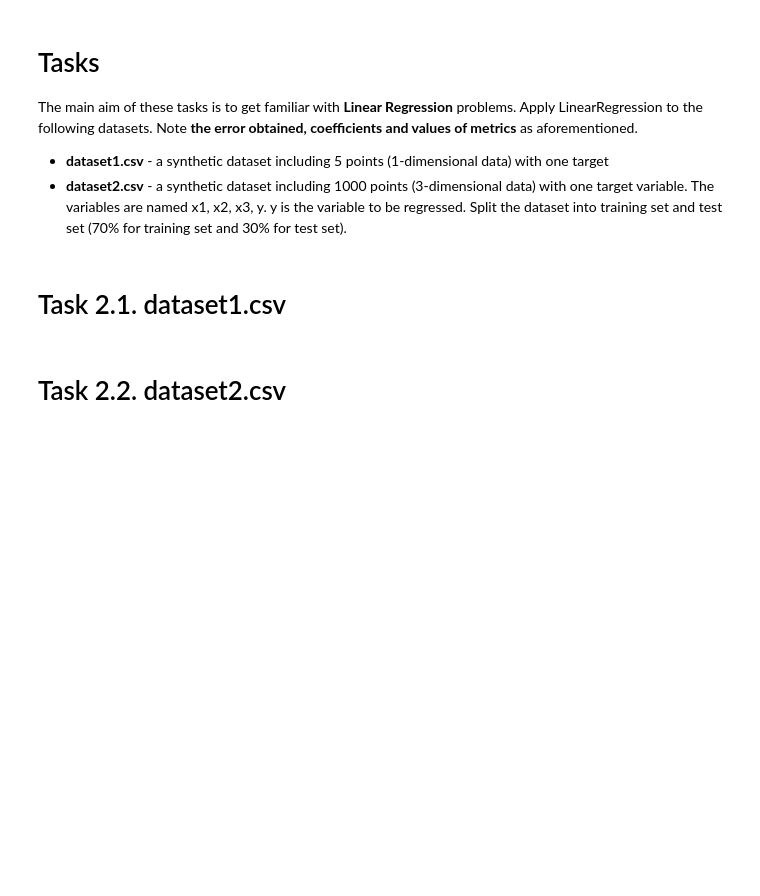
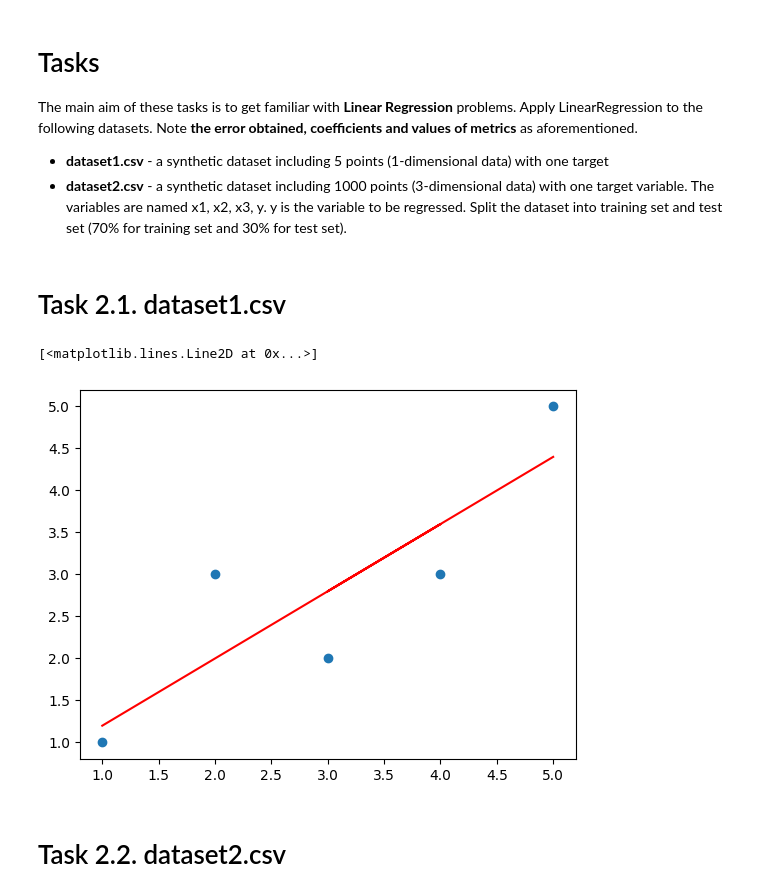
Before and after one commit to PhamTienLoc/Lab_ML, a Jupyter notebook: Lab_3_21130429_PhamTienLoc.ipynb, the cells around one changed output. Drawn from its saved outputs; the diff is of its cells as text; code cells hidden in the pictures; blank space fills up the shorter version.

```diff
--- a/Lab_3_21130429_PhamTienLoc.ipynb
+++ b/Lab_3_21130429_PhamTienLoc.ipynb
@@ -103,2 +141,13 @@ The main aim of these tasks is to get familiar with **Linear Regression** proble
+# %%
+#code
+data3 = pd.read_csv('dataset1.csv')
+regressor = LinearRegression()
+regressor.fit(data3[['x']],data3[['y']])
+y_pred = regressor.predict(data3[['x']])
+plt.scatter(data3[['x']],data3[['y']])
+plt.plot(data3[['x']], y_pred, color='red')
+# %% [output]
+[<matplotlib.lines.Line2D at 0x...>]
+[figure, added]
 # %% [markdown]
 # Task 2.2. dataset2.csv
```
Also changed, not shown: parts of 8 cells of this notebook.
